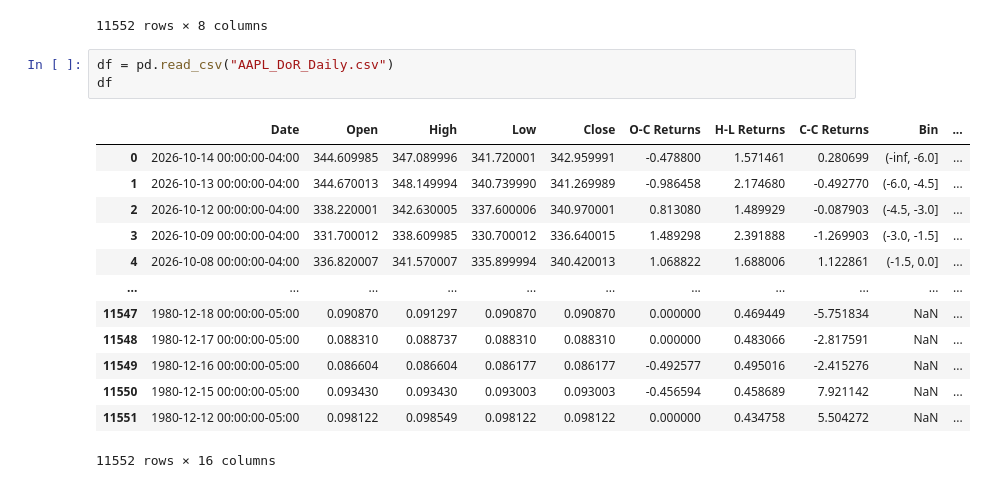
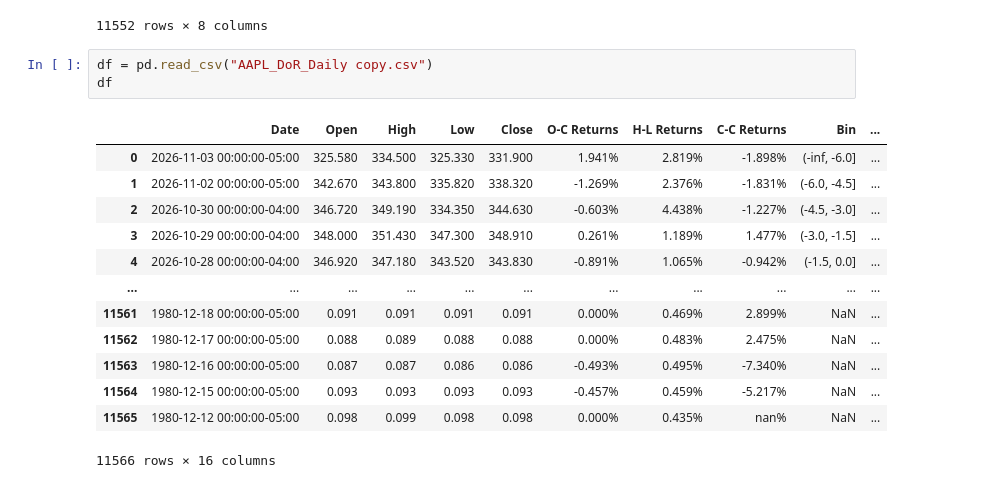
Before and after one commit to WLANguini/DoR_Automation_Module, a Jupyter notebook: notebooks/notebook_test.ipynb, the cells around one changed output. Drawn from its saved outputs; the diff is of its cells as text.

```diff
--- a/notebooks/notebook_test.ipynb
+++ b/notebooks/notebook_test.ipynb
@@ -159,19 +159,19 @@ df
 | 0 | 1980-12-12 00:00:00-05:00 | 0.098122 | 0.098549 | 0.098122 | 0.098122 | 0.000000 | 0.434758 | 5.504231 |
 11552 rows × 8 columns
 # %%
-df = pd.read_csv("AAPL_DoR_Daily.csv")
+df = pd.read_csv("AAPL_DoR_Daily copy.csv")
 df
 # %% [output]
 |  | Date | Open | High | Low | Close | O-C Returns | H-L Returns | C-C Returns | Bin | ... |
-| 0 | 2026-10-14 00:00:00-04:00 | 344.609985 | 347.089996 | 341.720001 | 342.959991 | -0.478800 | 1.571461 | 0.280699 | (-inf, -6.0] | ... |
-| 1 | 2026-10-13 00:00:00-04:00 | 344.670013 | 348.149994 | 340.739990 | 341.269989 | -0.986458 | 2.174680 | -0.492770 | (-6.0, -4.5] | ... |
-| 2 | 2026-10-12 00:00:00-04:00 | 338.220001 | 342.630005 | 337.600006 | 340.970001 | 0.813080 | 1.489929 | -0.087903 | (-4.5, -3.0] | ... |
-| 3 | 2026-10-09 00:00:00-04:00 | 331.700012 | 338.609985 | 330.700012 | 336.640015 | 1.489298 | 2.391888 | -1.269903 | (-3.0, -1.5] | ... |
-| 4 | 2026-10-08 00:00:00-04:00 | 336.820007 | 341.570007 | 335.899994 | 340.420013 | 1.068822 | 1.688006 | 1.122861 | (-1.5, 0.0] | ... |
+| 0 | 2026-11-03 00:00:00-05:00 | 325.580 | 334.500 | 325.330 | 331.900 | 1.941% | 2.819% | -1.898% | (-inf, -6.0] | ... |
+| 1 | 2026-11-02 00:00:00-05:00 | 342.670 | 343.800 | 335.820 | 338.320 | -1.269% | 2.376% | -1.831% | (-6.0, -4.5] | ... |
+| 2 | 2026-10-30 00:00:00-04:00 | 346.720 | 349.190 | 334.350 | 344.630 | -0.603% | 4.438% | -1.227% | (-4.5, -3.0] | ... |
+| 3 | 2026-10-29 00:00:00-04:00 | 348.000 | 351.430 | 347.300 | 348.910 | 0.261% | 1.189% | 1.477% | (-3.0, -1.5] | ... |
+| 4 | 2026-10-28 00:00:00-04:00 | 346.920 | 347.180 | 343.520 | 343.830 | -0.891% | 1.065% | -0.942% | (-1.5, 0.0] | ... |
 | ... | ... | ... | ... | ... | ... | ... | ... | ... | ... | ... |
-| 11547 | 1980-12-18 00:00:00-05:00 | 0.090870 | 0.091297 | 0.090870 | 0.090870 | 0.000000 | 0.469449 | -5.751834 | NaN | ... |
-| 11548 | 1980-12-17 00:00:00-05:00 | 0.088310 | 0.088737 | 0.088310 | 0.088310 | 0.000000 | 0.483066 | -2.817591 | NaN | ... |
-| 11549 | 1980-12-16 00:00:00-05:00 | 0.086604 | 0.086604 | 0.086177 | 0.086177 | -0.492577 | 0.495016 | -2.415276 | NaN | ... |
-| 11550 | 1980-12-15 00:00:00-05:00 | 0.093430 | 0.093430 | 0.093003 | 0.093003 | -0.456594 | 0.458689 | 7.921142 | NaN | ... |
-| 11551 | 1980-12-12 00:00:00-05:00 | 0.098122 | 0.098549 | 0.098122 | 0.098122 | 0.000000 | 0.434758 | 5.504272 | NaN | ... |
+| 11561 | 1980-12-18 00:00:00-05:00 | 0.091 | 0.091 | 0.091 | 0.091 | 0.000% | 0.469% | 2.899% | NaN | ... |
+| 11562 | 1980-12-17 00:00:00-05:00 | 0.088 | 0.089 | 0.088 | 0.088 | 0.000% | 0.483% | 2.475% | NaN | ... |
+| 11563 | 1980-12-16 00:00:00-05:00 | 0.087 | 0.087 | 0.086 | 0.086 | -0.493% | 0.495% | -7.340% | NaN | ... |
+| 11564 | 1980-12-15 00:00:00-05:00 | 0.093 | 0.093 | 0.093 | 0.093 | -0.457% | 0.459% | -5.217% | NaN | ... |
+| 11565 | 1980-12-12 00:00:00-05:00 | 0.098 | 0.099 | 0.098 | 0.098 | 0.000% | 0.435% | nan% | NaN | ... |
-11552 rows × 16 columns
+11566 rows × 16 columns
```
Also changed, not shown: parts of 6 cells of this notebook, 8 other files.
